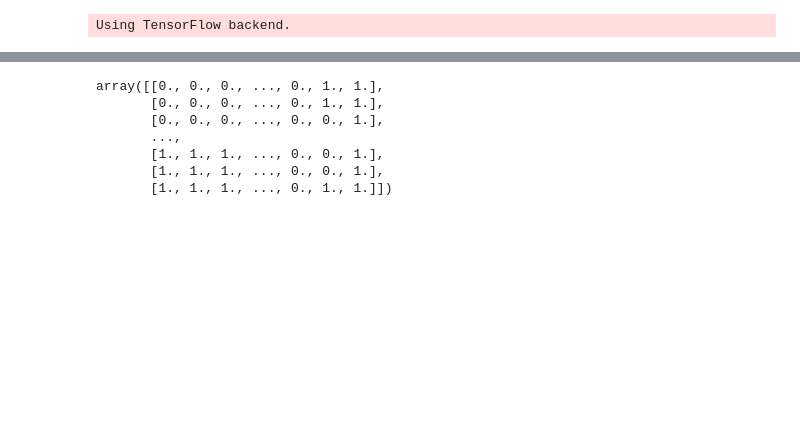
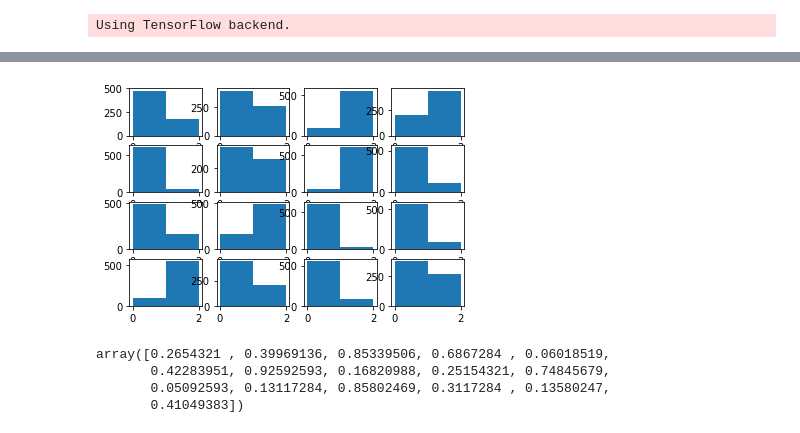
Before and after one commit to mositori/Bayesian-SuperResolution, a Jupyter notebook: ex1/autoencoder_example.ipynb, the cells around one changed output, grey strips where cells are left out. Drawn from its saved outputs; the diff is of its cells as text; code cells hidden in the pictures; blank space fills up the shorter version.

```diff
--- a/ex1/autoencoder_example.ipynb
+++ b/ex1/autoencoder_example.ipynb
@@ -104,2 +117,3 @@ autoencoder.predict(test_img)
 # %%
-_all = np.all(autoencoder.q_matrix == test_img, axis = 1)
+index_when_given_q = np.all(autoencoder.q_matrix == test_img, axis = 1)
+p_given_q = autoencoder.p_matrix[index_when_given_q]
@@ -108,2 +119,0 @@ _all = np.where(_all == True)
-# %%
-p_given_q = autoencoder.p_matrix[_all]
@@ -155,10 +120,7 @@ plt.hist(p_given_q)
-# %%
-p_given_q
-# %% [output]
-array([[0., 0., 0., ..., 0., 1., 1.],
-       [0., 0., 0., ..., 0., 1., 1.],
-       [0., 0., 0., ..., 0., 0., 1.],
-       ...,
-       [1., 1., 1., ..., 0., 0., 1.],
-       [1., 1., 1., ..., 0., 0., 1.],
-       [1., 1., 1., ..., 0., 1., 1.]])
+# %%
+n = 16
+for i in range(n):
+    ax = plt.subplot(4, 4, i+1)
+    plt.hist([p_given_q[j][i] for j in range(p_given_q.shape[0])], bins = [0,1,2])
+# %% [output]
+[figure, added]
@@ -164,0 +140,7 @@ array([[0., 0., 0., ..., 0., 1., 1.],
+# %%
+bayes_image
+# %% [output]
+array([0.2654321 , 0.39969136, 0.85339506, 0.6867284 , 0.06018519,
+       0.42283951, 0.92592593, 0.16820988, 0.25154321, 0.74845679,
+       0.05092593, 0.13117284, 0.85802469, 0.3117284 , 0.13580247,
+       0.41049383])
```
Also changed, not shown: parts of 14 cells of this notebook, 1 other file.
